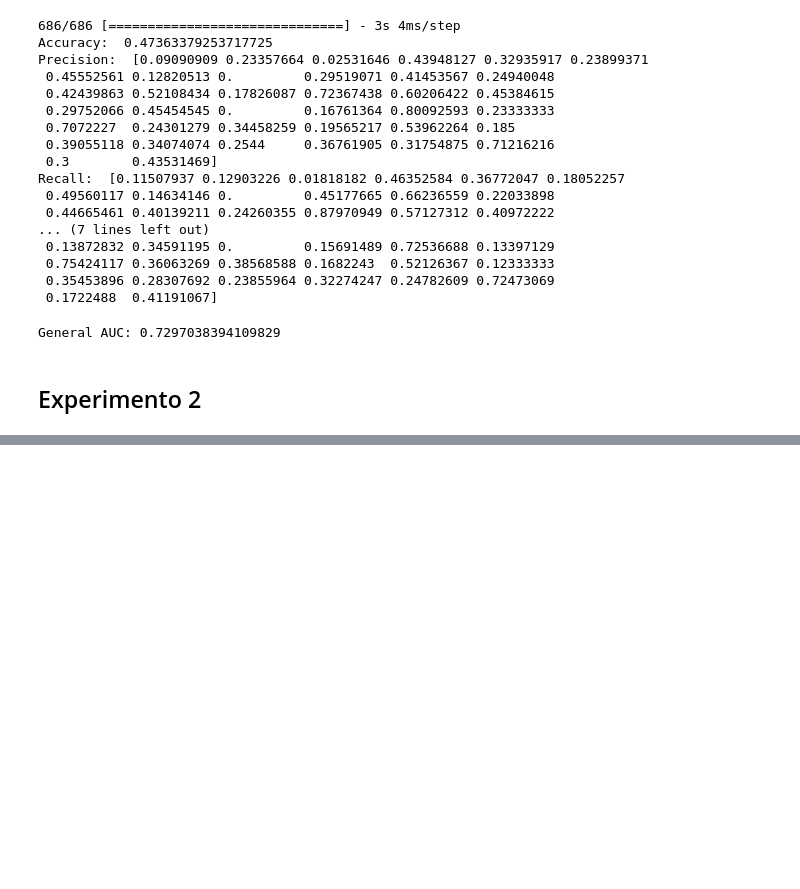
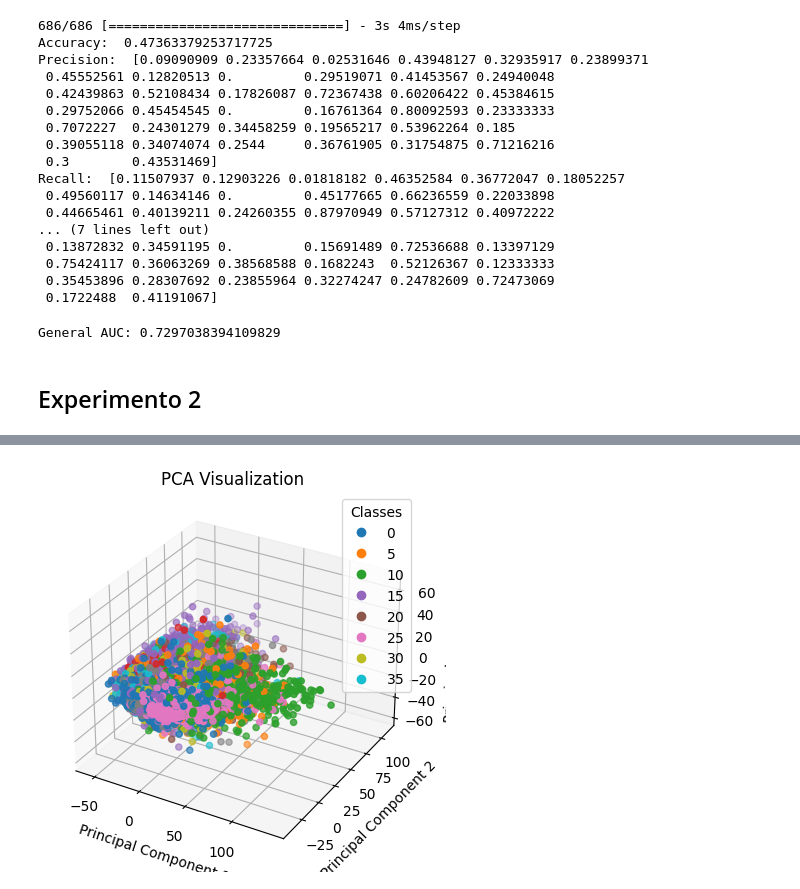
Before and after one commit to juanignava/Patrones.Project3, a Jupyter notebook: unsupervised_learning.ipynb, the cells around one changed output, grey strips where cells are left out. Saved outputs shown, nothing was run; the diff lists cells and outputs as text; code cells hidden in the pictures; blank space fills up the shorter version.

```diff
--- a/unsupervised_learning.ipynb
+++ b/unsupervised_learning.ipynb
@@ -1652,0 +1810,8 @@ General AUC: 0.7297038394109829
+# %%
+"""
+Define encoder
+"""
+encoder = Model(input_img, latent)
+encoded_train = encoder.predict(X_train)
+encoded_test = encoder.predict(X_test)
+encoded_no_labels = encoder.predict(X_auto)
@@ -1652,0 +1910,26 @@ General AUC: 0.7297038394109829
+# %%
+scaler = StandardScaler()
+X_scaled = scaler.fit_transform(encoded_no_labels.reshape(10960,4096))
+
+# Aplicar PCA
+
+pca = PCA(n_components=3)
+X_pca = pca.fit_transform(X_scaled)
+
+# Guardar los resultados de PCA en TensorBoard
+writer = SummaryWriter()
+writer.add_embedding(X_pca, metadata=y_auto)
+writer.close()
+
+# Visualizar los resultados de PCA en 3D
+fig = plt.figure()
+ax = fig.add_subplot(111, projection='3d')
+scatter = ax.scatter(X_pca[:, 0], X_pca[:, 1], X_pca[:, 2], c=y_auto, cmap='tab10')
+legend = ax.legend(*scatter.legend_elements(), title="Classes")
+ax.set_title('PCA Visualization')
+ax.set_xlabel('Principal Component 1')
+ax.set_ylabel('Principal Component 2')
+ax.set_zlabel('Principal Component 3')
+plt.show()
+# %% [output]
+[figure, added]
```
Also changed, not shown: parts of 10 cells of this notebook.
